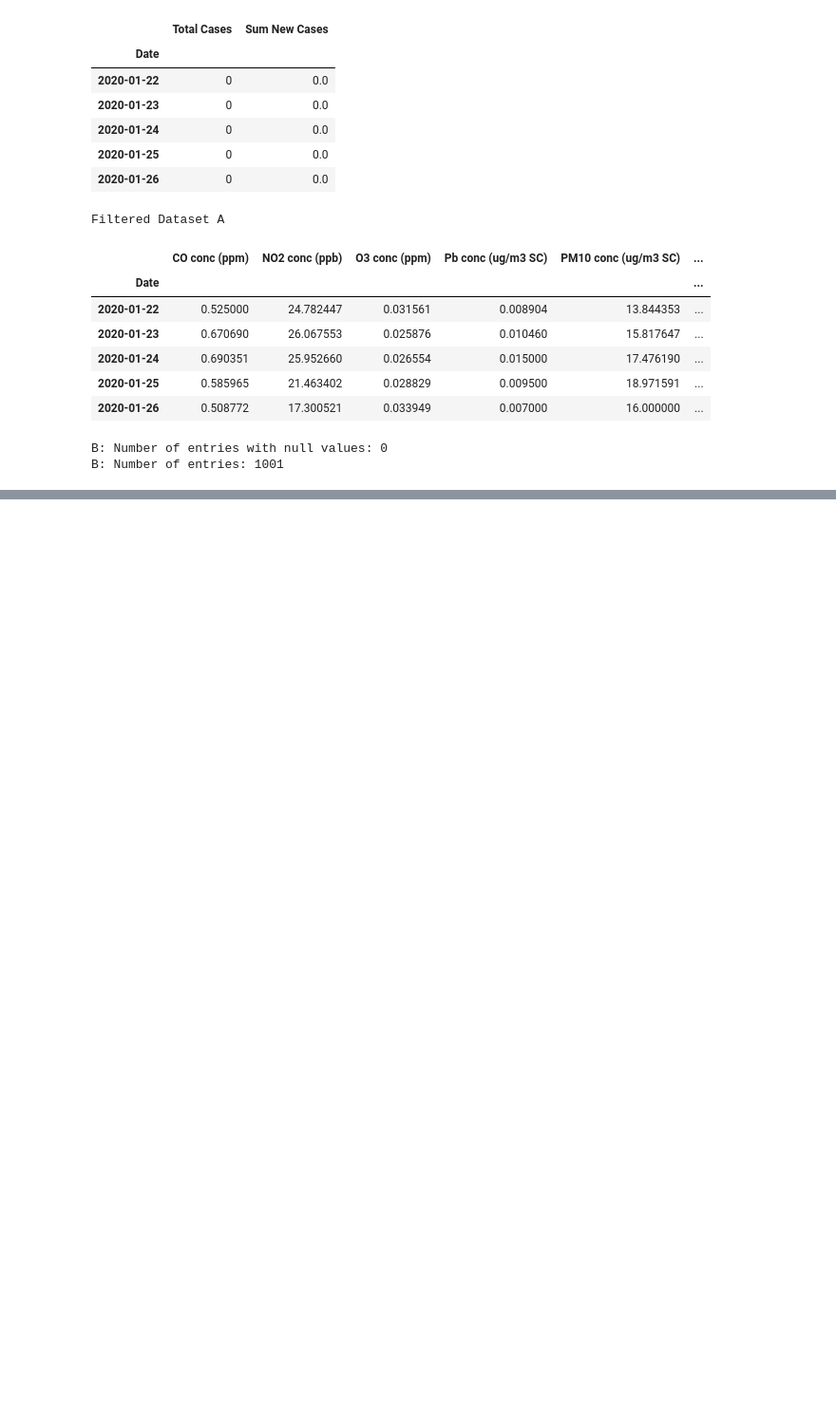
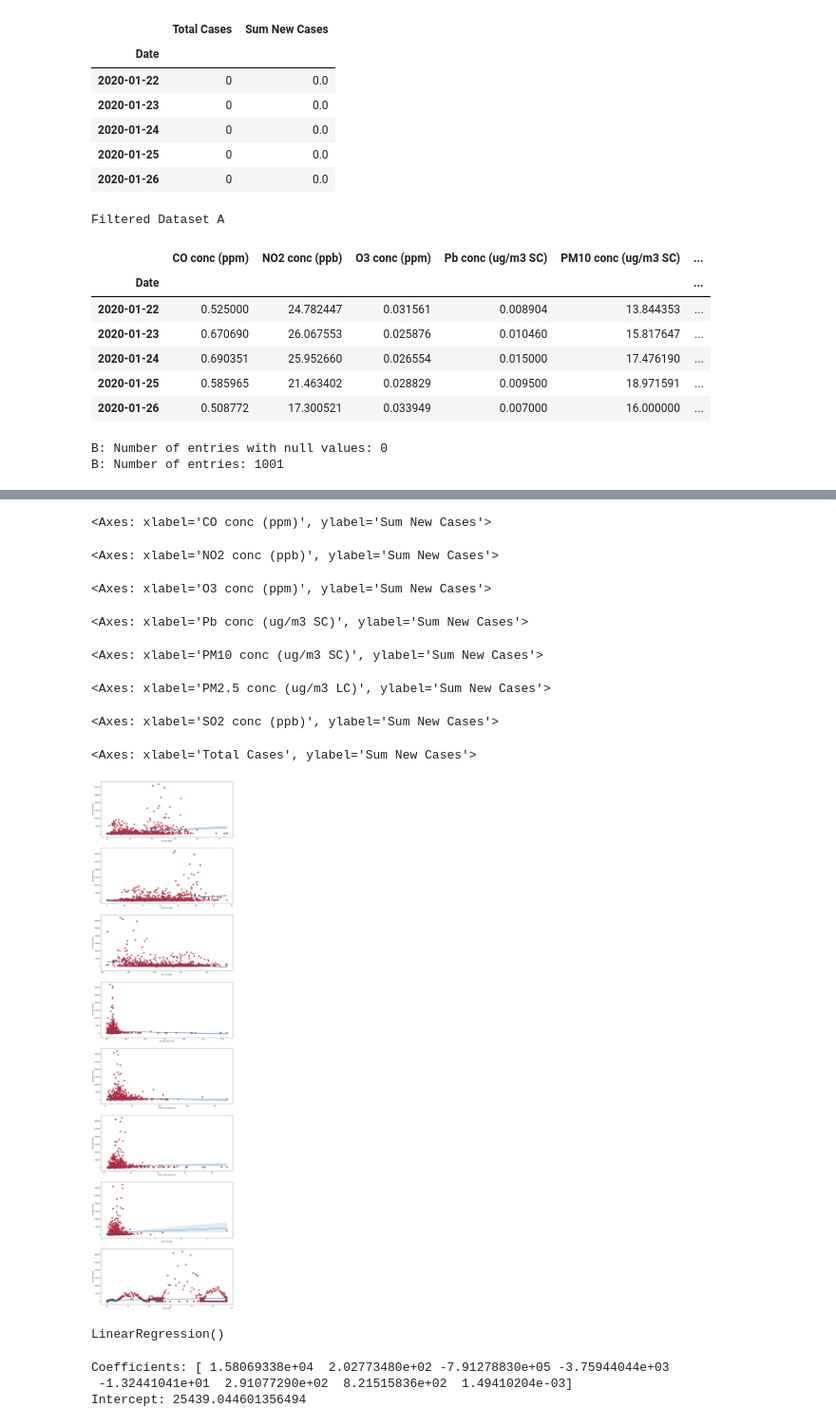
Before and after one commit to YSHebron/cs180-final-project, a Jupyter notebook: cs180-fp-2.ipynb, the cells around one changed output, grey strips where cells are left out. Shown at 95% size. Drawn from its saved outputs; the diff is of its cells as text; code cells hidden in the pictures; blank space fills up the shorter version.

Commit message:
Added Linear Regression

```diff
--- a/cs180-fp-2.ipynb
+++ b/cs180-fp-2.ipynb
@@ -195,3 +195,7 @@ Filtered Dataset A
 | 2020-01-26 | 0.508772 | 17.300521 | 0.033949 | 0.007000 | 16.000000 | ... |
 B: Number of entries with null values: 0
 B: Number of entries: 1001
+# %%
+# Merging the two datasets (dataA & dataB)
+data = pd.concat([dataA, dataB], axis=1)
+data
@@ -197,0 +217,42 @@ B: Number of entries: 1001
+# %%
+import matplotlib.pyplot as plt
+
+fig, axs = plt.subplots(nrows=len(data.columns)-1, ncols=1, figsize=(16,64))
+
+i = 0
+for label in data.columns:
+    if label == "Sum New Cases": continue
+    sns.regplot(x=label, y='Sum New Cases', data=data, ci=95, scatter_kws={'s':100, 'facecolor':'red'}, ax=axs[i])
+    i += 1
+# %% [output]
+<Axes: xlabel='CO conc (ppm)', ylabel='Sum New Cases'>
+<Axes: xlabel='NO2 conc (ppb)', ylabel='Sum New Cases'>
+<Axes: xlabel='O3 conc (ppm)', ylabel='Sum New Cases'>
+<Axes: xlabel='Pb conc (ug/m3 SC)', ylabel='Sum New Cases'>
+<Axes: xlabel='PM10 conc (ug/m3 SC)', ylabel='Sum New Cases'>
+<Axes: xlabel='PM2.5 conc (ug/m3 LC)', ylabel='Sum New Cases'>
+<Axes: xlabel='SO2 conc (ppb)', ylabel='Sum New Cases'>
+<Axes: xlabel='Total Cases', ylabel='Sum New Cases'>
+[figure, added]
+# %%
+# Linear Regression
+# PREPARE FEATURES AND TARGET DATA
+X = data.iloc[:,0:-1] # feature matrix
+y = data.iloc[:,-1] # target vector
+
+# PREPARE TRAIN AND TEST DATA
+# NOTE: random_state = 1
+from sklearn.model_selection import train_test_split
+X_train, X_test, y_train, y_test = train_test_split(X, y, test_size=0.30, random_state=1)
+
+from sklearn.linear_model import LinearRegression
+regressor = LinearRegression()
+regressor.fit(X_train, y_train)
+
+print("Coefficients:", regressor.coef_)
+print("Intercept:", regressor.intercept_)
+# %% [output]
+LinearRegression()
+Coefficients: [ 1.58069338e+04  2.02773480e+02 -7.91278830e+05 -3.75944044e+03
+ -1.32441041e+01  2.91077290e+02  8.21515836e+02  1.49410204e-03]
+Intercept: 25439.044601356494
```
Also changed, not shown: parts of 7 cells of this notebook.
